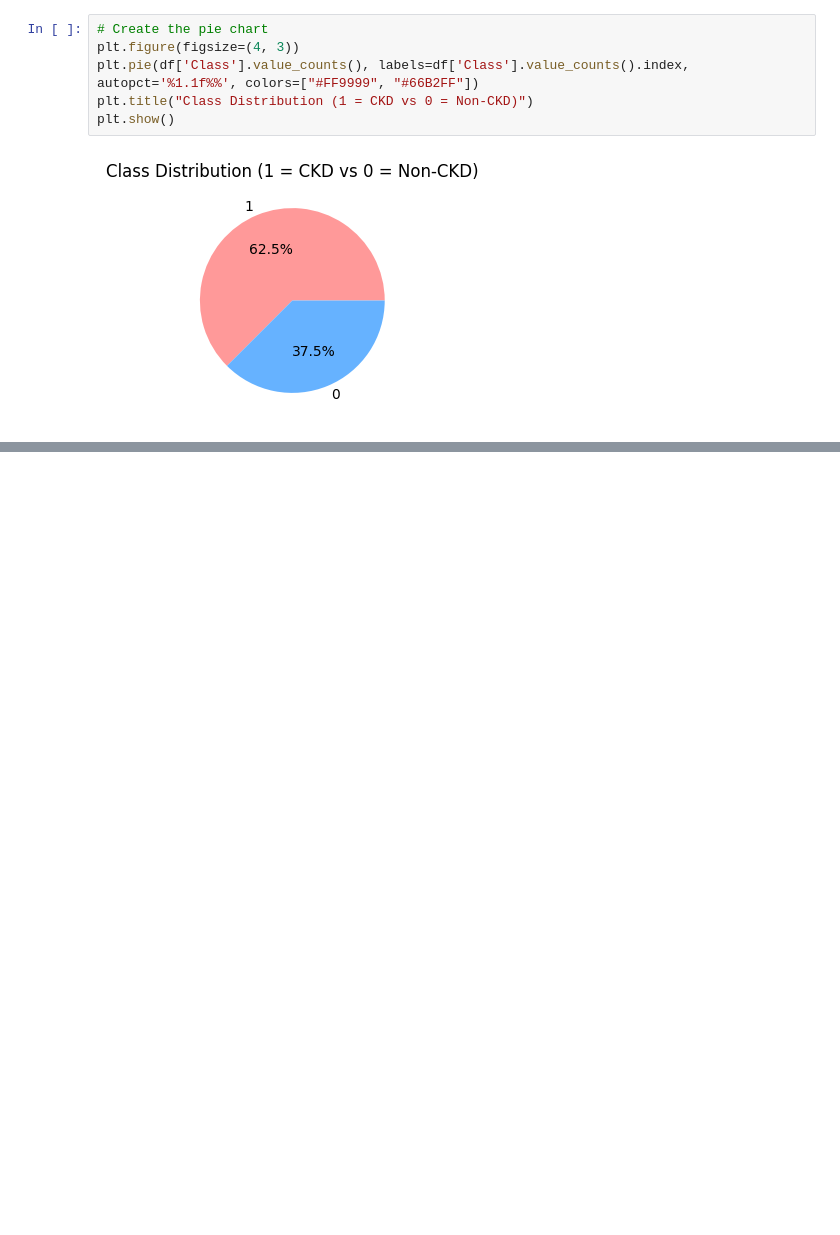
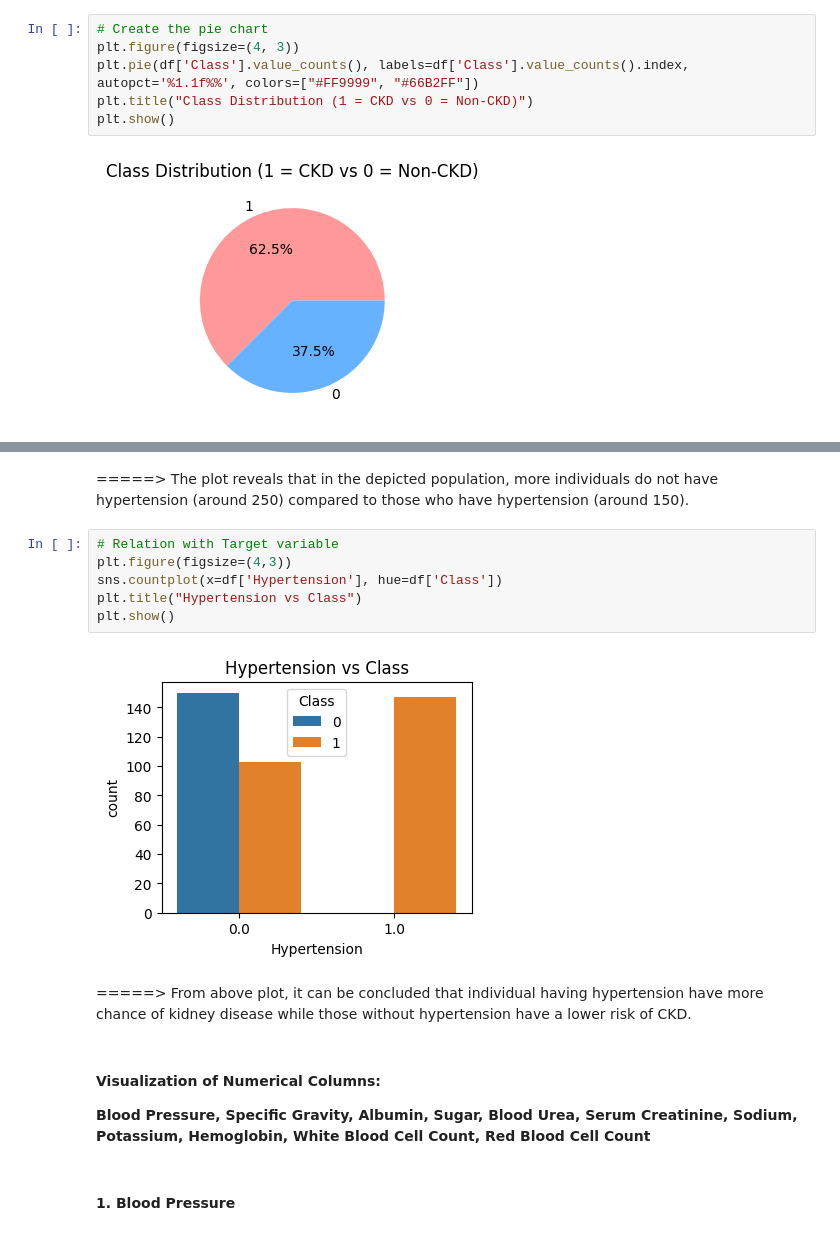
Before and after one commit to Angad143/HealthScope---A-Multi-Disease-Progression-and-Severity-Prediction-Platform, a Jupyter notebook: Kidney Disease Progression Prediction/Kidney_Disease_Prediction.ipynb, the cells around one changed output, grey strips where cells are left out. Cells and saved outputs as stored; diff of their text form; blank space fills up the shorter version.

```diff
--- a/Kidney Disease Progression Prediction/Kidney_Disease_Prediction.ipynb
+++ b/Kidney Disease Progression Prediction/Kidney_Disease_Prediction.ipynb
@@ -238,0 +290,17 @@ plt.show()
+# %% [markdown]
+=====> The plot reveals that in the depicted population, more individuals do not have hypertension (around 250) compared to those who have hypertension (around 150).
+# %%
+# Relation with Target variable
+plt.figure(figsize=(4,3))
+sns.countplot(x=df['Hypertension'], hue=df['Class'])
+plt.title("Hypertension vs Class")
+plt.show()
+# %% [output]
+[figure, added]
+# %% [markdown]
+=====> From above plot, it can be concluded that individual having hypertension have more chance of kidney disease while those without hypertension have a lower risk of CKD.
+# %% [markdown]
+#### **Visualization of Numerical Columns:**
+**Blood Pressure, Specific Gravity, Albumin, Sugar, Blood Urea, Serum Creatinine, Sodium, Potassium, Hemoglobin, White Blood Cell Count, Red Blood Cell Count**
+# %% [markdown]
+#### **1. Blood Pressure**
```
Also changed, not shown: parts of 75 cells of this notebook.
